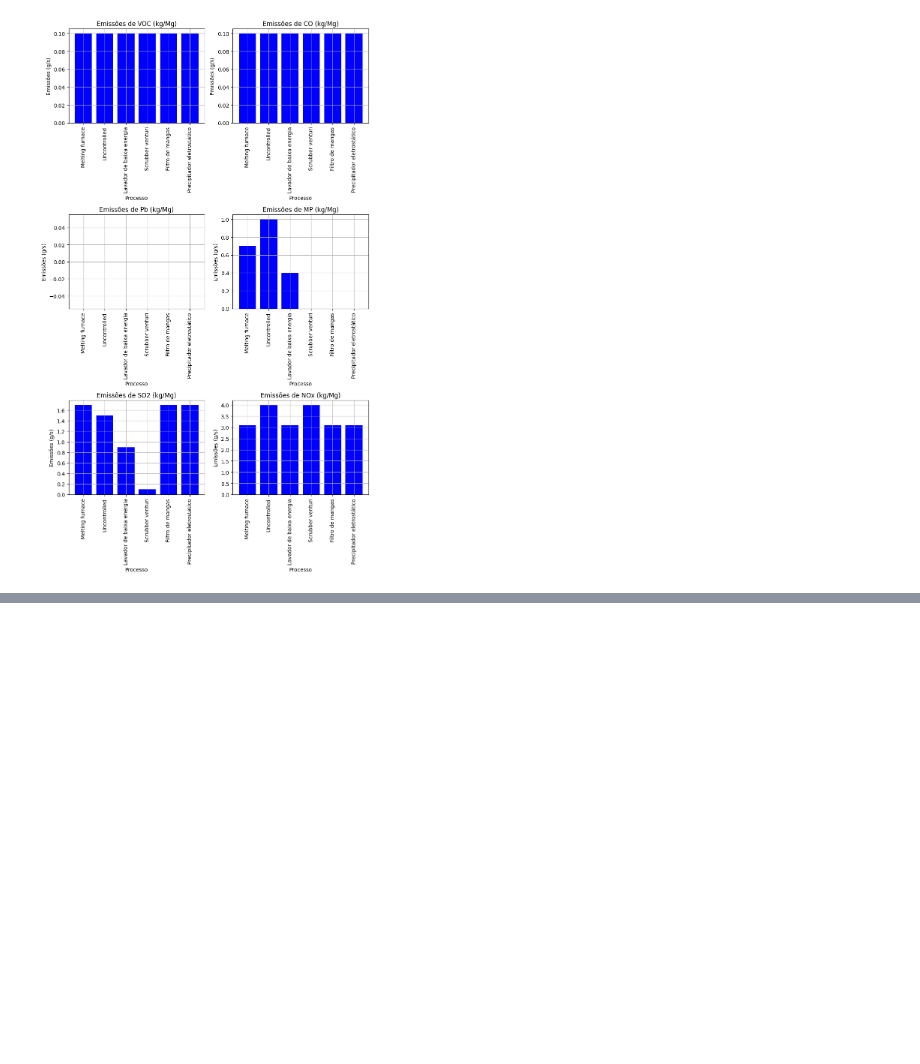
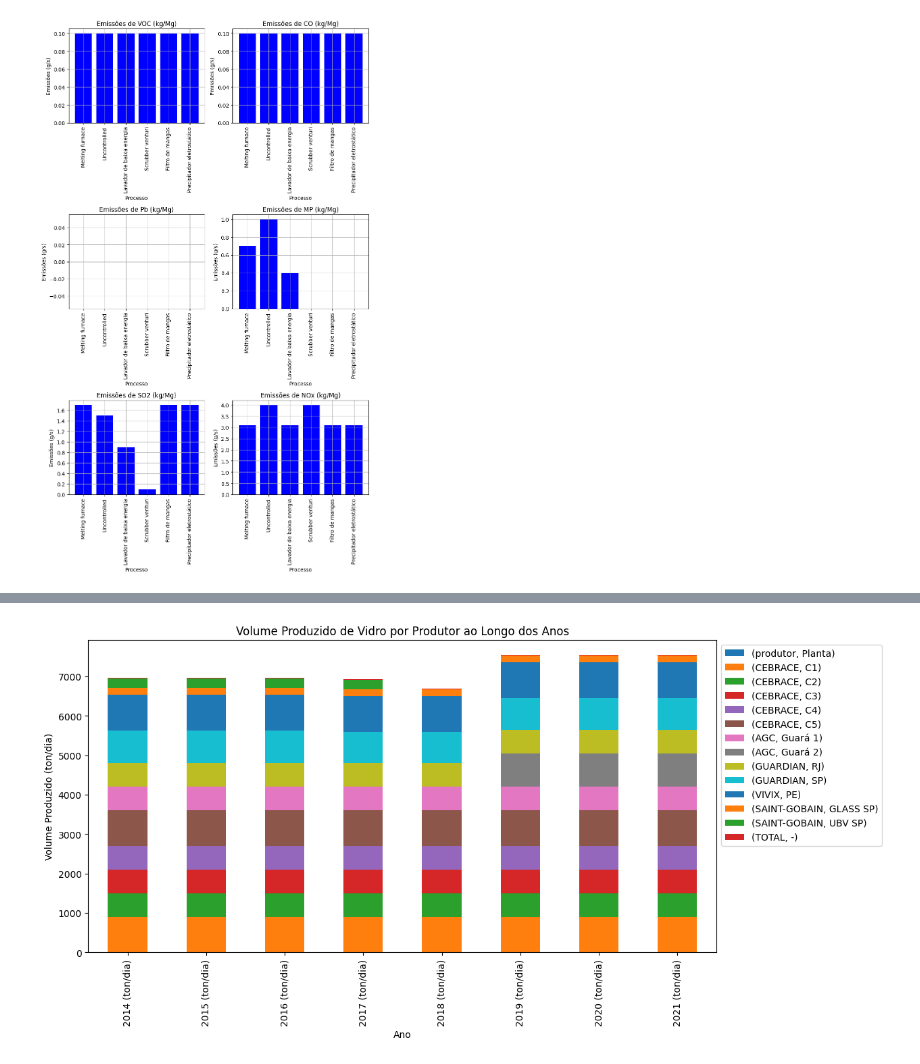
Before and after one commit to muriell-b/ENS5173_01, a Jupyter notebook: atividade01_parte1.ipynb, the cells around one changed output, grey strips where cells are left out. Drawn from its saved outputs; the diff is of its cells as text; code cells hidden in the pictures; blank space fills up the shorter version.

```diff
--- a/atividade01_parte1.ipynb
+++ b/atividade01_parte1.ipynb
@@ -339,0 +323,39 @@ fig,ax = plt.subplots(len(fe.columns)-1,1,sharex = True,figsize=(9, 15))
+# %%
+import pandas as pd
+import matplotlib.pyplot as plt
+
+# Caminho do arquivo CSV
+caminho_arquivo = r'D:\ENS5173_01\tabelas\PROD_BR\producao_ind_vidro.csv'
+
+# Definindo nomes para as colunas
+nomes_colunas = ['produtor', 'Planta', '2014 (ton/dia)', '2015 (ton/dia)', '2016 (ton/dia)', '2017 (ton/dia)', '2018 (ton/dia)', '2019 (ton/dia)', '2020 (ton/dia)', '2021 (ton/dia)']
+
+# Leia o arquivo CSV e armazene-o em um DataFrame
+df = pd.read_csv(caminho_arquivo, encoding='utf-8', names=nomes_colunas, skiprows=1)
+
+# Convertendo as colunas numéricas para o tipo correto
+colunas_numericas = ['2014 (ton/dia)', '2015 (ton/dia)', '2016 (ton/dia)', '2017 (ton/dia)', '2018 (ton/dia)', '2019 (ton/dia)', '2020 (ton/dia)', '2021 (ton/dia)']
+df[colunas_numericas] = df[colunas_numericas].apply(pd.to_numeric, errors='coerce')
+
+# Transpondo o DataFrame para que os anos se tornem linhas e os produtores se tornem colunas
+df = df.set_index(['produtor', 'Planta']).T
+
+# Plotando o gráfico de barras empilhadas
+ax = df.plot(kind='bar', stacked=True, figsize=(12, 6))
+
+# Adicionando título e rótulos dos eixos
+plt.title('Volume Produzido de Vidro por Produtor ao Longo dos Anos')
+plt.xlabel('Ano')
+plt.ylabel('Volume Produzido (ton/dia)')
+
+# Exibindo a legenda fora do gráfico
+plt.legend(loc='upper left', bbox_to_anchor=(1, 1))
+
+# Exportando a figura para um arquivo de imagem
+caminho_figura = r'D:\ENS5173_01\figures\producao_vidro_por_produtor.png'
+plt.savefig(caminho_figura, bbox_inches='tight')
+
+# Mostrando o gráfico
+plt.show()
+# %% [output]
+[figure, added]
```
Also changed, not shown: parts of 4 cells of this notebook, 8 other files.
